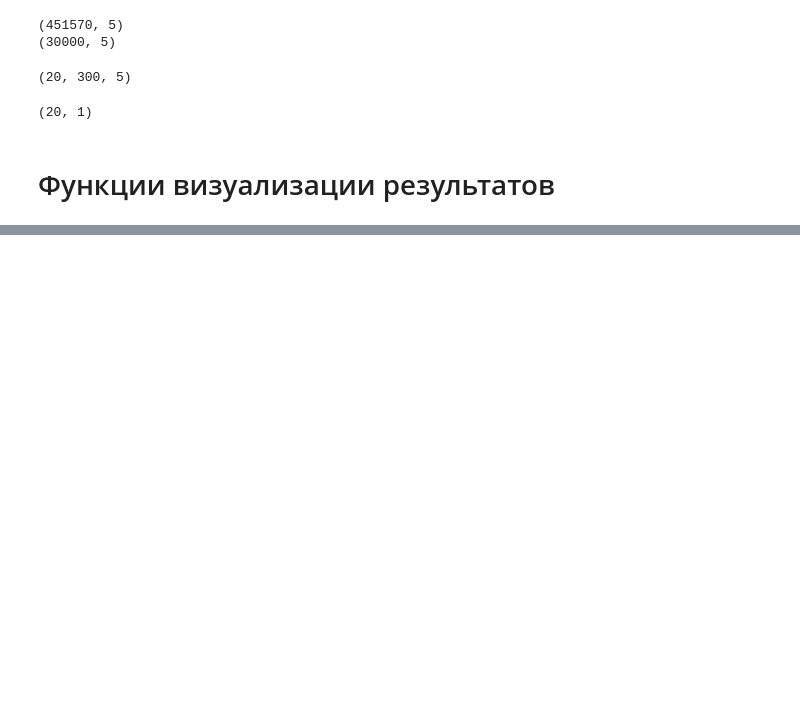
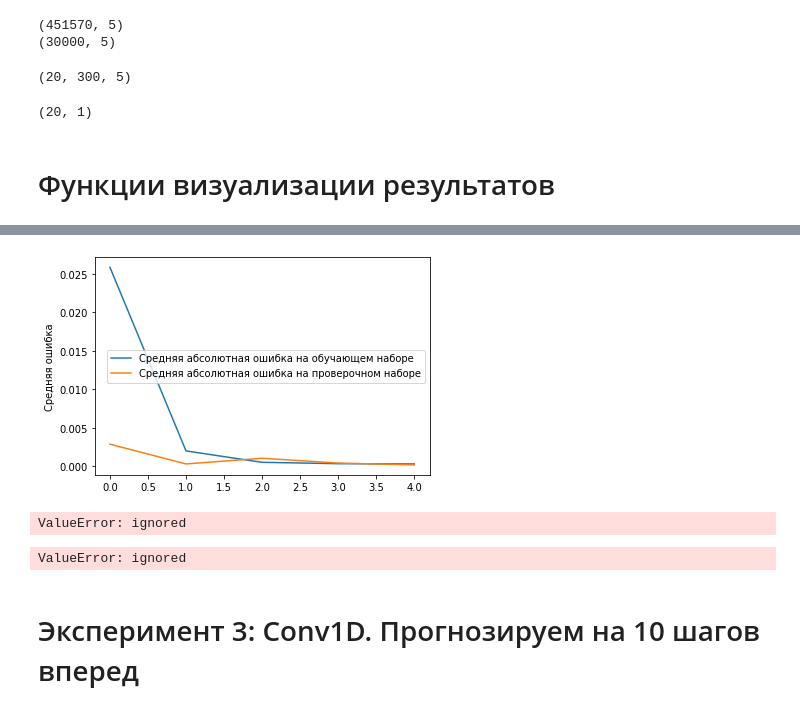
Before and after one commit to Igor-Belskiy/AI_University, a Jupyter notebook: Полносвязные_и_рекуррентные_нейронные_сети_для_прогнозирования_временных_рядов_(Light).ipynb, the cells around one changed output, grey strips where cells are left out. Cells and saved outputs as stored; diff of their text form; code cells hidden in the pictures; blank space fills up the shorter version.

```diff
--- a/Полносвязные_и_рекуррентные_нейронные_сети_для_прогнозирования_временных_рядов_(Light).ipynb
+++ b/Полносвязные_и_рекуррентные_нейронные_сети_для_прогнозирования_временных_рядов_(Light).ipynb
@@ -353,0 +384,17 @@ showCorr([0], 10, predVal, yValUnscaled)
+# %%
+#Создаём нейронку
+modelD = Sequential()
+modelD.add(Dense(150,input_shape = (xLen,5), activation="linear" )) # 5 - количество каналов
+modelD.add(Flatten())
+modelD.add(Dense(yTrain.shape[1], activation="linear"))
+
+#Компилируем
+modelD.compile(loss="mse", optimizer=Adam(lr=1e-4))
+# %%
+#Запускаем обучение
+history = modelD.fit(
+                    trainDataGen,
+                    epochs=5,
+                    verbose=1,
+                    validation_data = testDataGen
+                    )
@@ -353,0 +412,27 @@ showCorr([0], 10, predVal, yValUnscaled)
+# %%
+#Выводим графики
+plt.plot(history.history['loss'],
+         label='Средняя абсолютная ошибка на обучающем наборе')
+plt.plot(history.history['val_loss'],
+         label='Средняя абсолютная ошибка на проверочном наборе')
+plt.ylabel('Средняя ошибка')
+plt.legend()
+plt.show()
+# %% [output]
+[figure, added]
+# %%
+#Прогнозируем данные текущей сетью
+currModel = modelD #Выбираем текущую модель
+(predVal, yValUnscaled) = getPred(currModel, xVal[0], yVal[0], yScaler) #Прогнозируем данные
+# %% [output]
+ValueError: ignored
+# %%
+#Прогнозируем данные текущей сетью
+currModel = modelD #Выбираем текущую модель
+(predVal, yValUnscaled) = getPred(currModel, xVal[0], yVal[0], yScaler) #Прогнозируем данные
+
+#Отображаем графики
+for i in range(10):
+    showPredict(0, 160, i, predVal, yValUnscaled)
+# %% [output]
+ValueError: ignored
@@ -353,0 +444,2 @@ showCorr([0], 10, predVal, yValUnscaled)
+# %% [markdown]
+# Эксперимент 3: Conv1D. Прогнозируем на 10 шагов вперед
```
Also changed, not shown: parts of 17 cells of this notebook.
